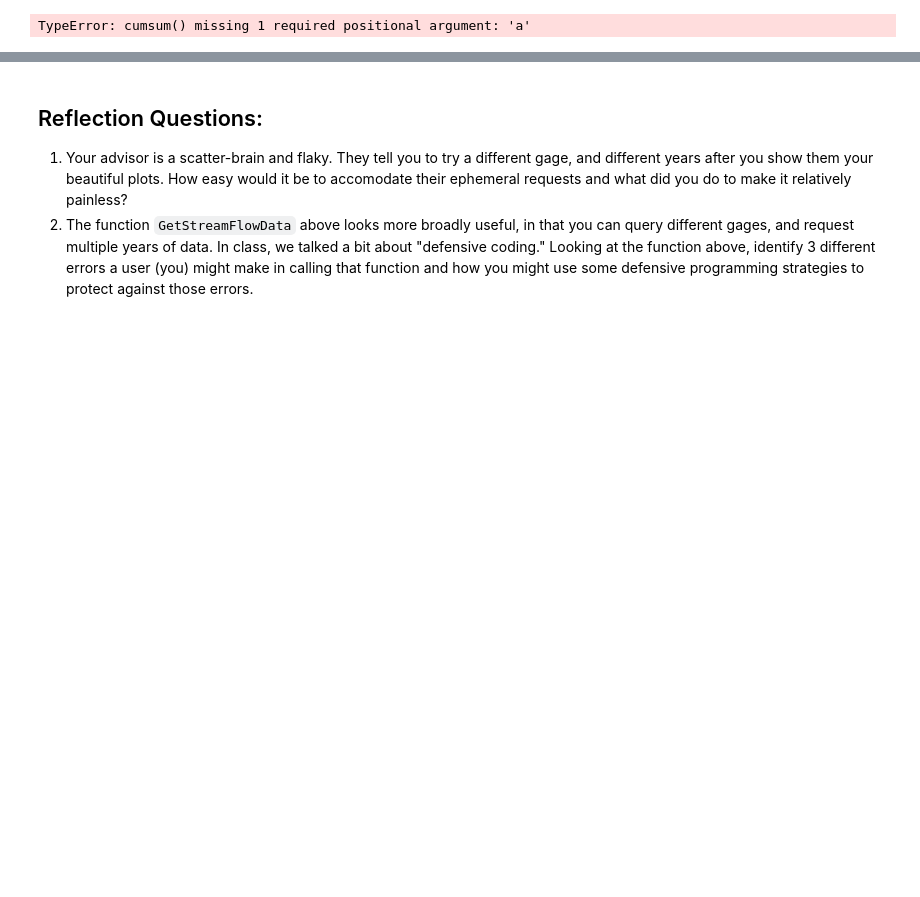
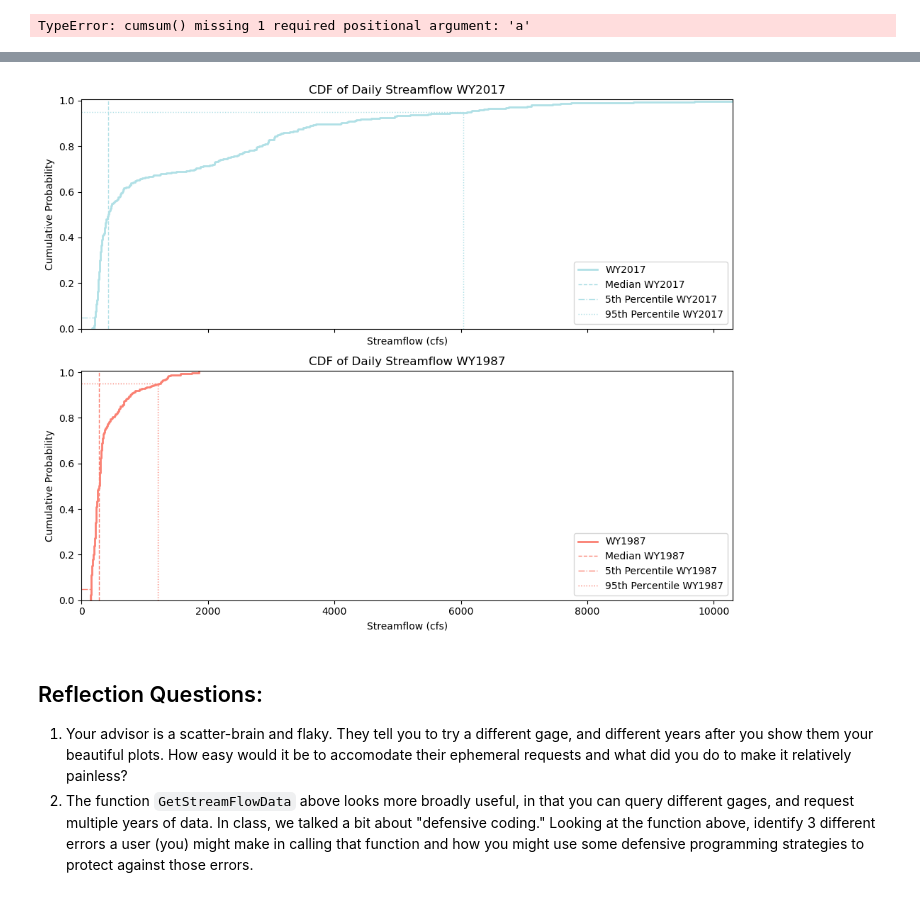
Before and after one commit to isabellawelk/iw-geos505, a Jupyter notebook: Unit 02/02.P Unit 02 Assignment.ipynb, the cells around one changed output, grey strips where cells are left out. Cells and saved outputs as stored; diff of their text form; code cells hidden in the pictures; blank space fills up the shorter version.

```diff
--- a/Unit 02/02.P Unit 02 Assignment.ipynb
+++ b/Unit 02/02.P Unit 02 Assignment.ipynb
@@ -109,3 +211,48 @@ TypeError: cumsum() missing 1 required positional argument: 'a'
+# %%
+# making two CDFs side by side
+fig, ax = plt.subplots(2,1,figsize=(10,8), sharey=True, sharex=True)
+ax[0].ecdf(wy1_streamflow['q_cfs'], label='WY2017', color='powderblue', linewidth=2)
+ax[1].ecdf(wy2_streamflow['q_cfs'], label='WY1987', color='salmon', linewidth=2)
+
+ax[0].set_ylim(0,1.005)
+ax[1].set_ylim(0,1.005)
+
+ax[0].set_xlim(0,np.max([wy1_streamflow['q_cfs'], wy2_streamflow['q_cfs']]))
+ax[1].set_xlim(0,np.max([wy1_streamflow['q_cfs'], wy2_streamflow['q_cfs']]))
+
+# Add vertical lines for the median streamflow
+ax[0].axvline(median1, color='powderblue', alpha = 1, linestyle='dashed', linewidth=1, label='Median WY2017')
+ax[1].axvline(median2, color='salmon', alpha = 1, linestyle='dashed', linewidth=1, label='Median WY1987')
+
+# add 5th percentile and 95th percentile lines
+# 5th percentile
+ax[0].hlines(0.05, 0, non_exceed51, colors='powderblue', linestyles='-.', linewidth=1)
+ax[0].vlines(non_exceed51, 0, 0.05, colors='powderblue', linestyles='-.', linewidth=1, label='5th Percentile WY2017')
+ax[1].hlines(0.05, 0, non_exceed52, colors='salmon', linestyles='-.', linewidth=1)
+ax[1].vlines(non_exceed52, 0, 0.05, colors='salmon', linestyles='-.', linewidth=1, label='5th Percentile WY1987')
+
+# 95th percentile
+ax[0].hlines(0.95, 0, non_exceed951, colors='powderblue', linestyles=':', linewidth=1)
+ax[0].vlines(non_exceed951, 0, 0.95, colors='powderblue', linestyles=':', linewidth=1, label='95th Percentile WY2017')
+ax[1].hlines(0.95, 0, non_exceed952, colors='salmon', linestyles=':', linewidth=1)
+ax[1].vlines(non_exceed952, 0, 0.95, colors='salmon', linestyles=':', linewidth=1, label='95th Percentile WY1987')
+
+# add labels
+ax[0].set_xlabel('Streamflow (cfs)')
+ax[1].set_xlabel('Streamflow (cfs)')
+ax[0].set_ylabel('Cumulative Probability')
+ax[1].set_ylabel('Cumulative Probability')
+ax[0].set_title('CDF of Daily Streamflow WY2017')
+ax[1].set_title('CDF of Daily Streamflow WY1987')
+ax[0].legend(loc='lower right')
+ax[1].legend(loc='lower right')
+
+plt.tight_layout()
+plt.show()
+
+#plt.savefig('DailyStreamflow_CDF_sidedby.png')
+# %% [output]
+[figure, added]
 # %% [markdown]
 ## Reflection Questions:
 
```
Also changed, not shown: parts of 8 cells of this notebook.
